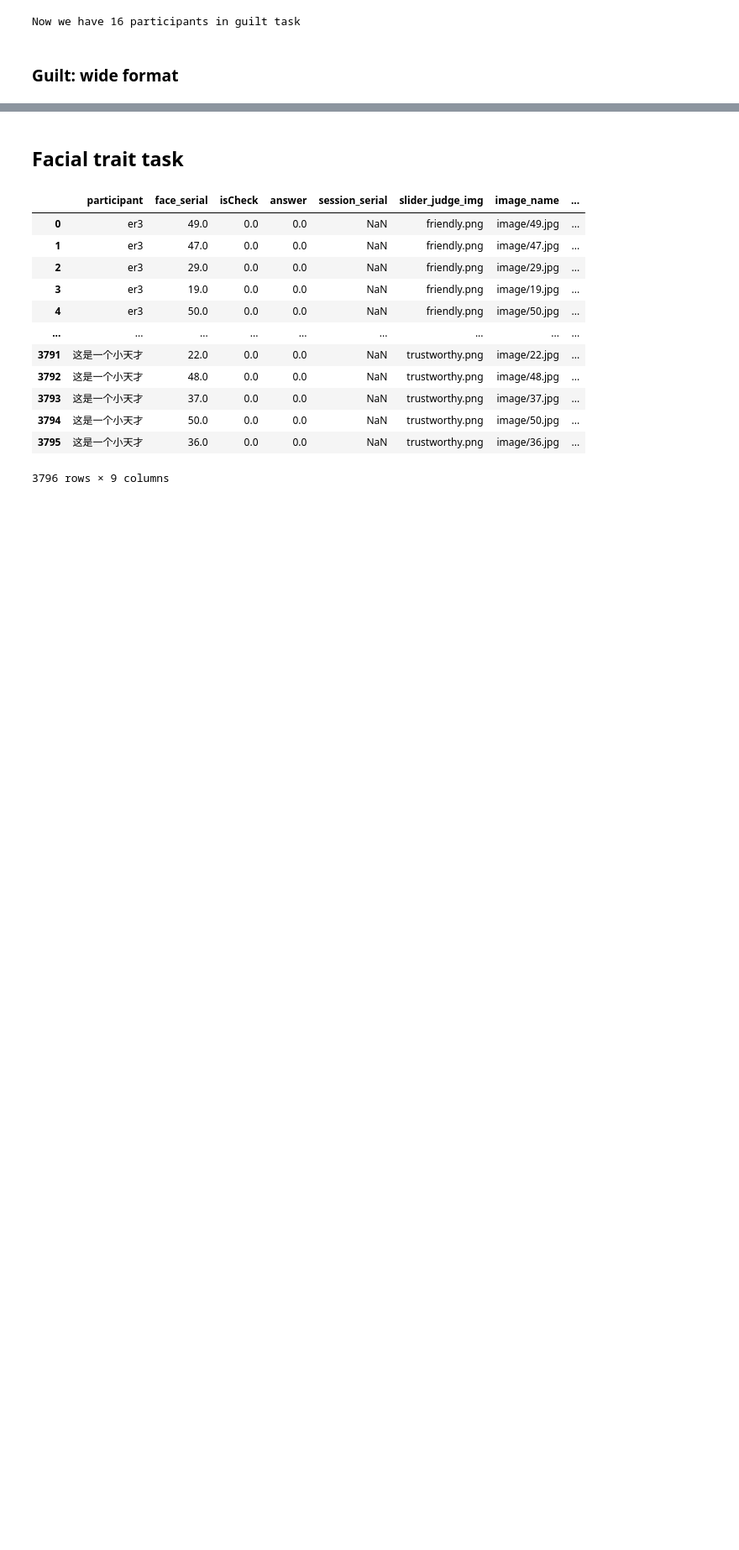
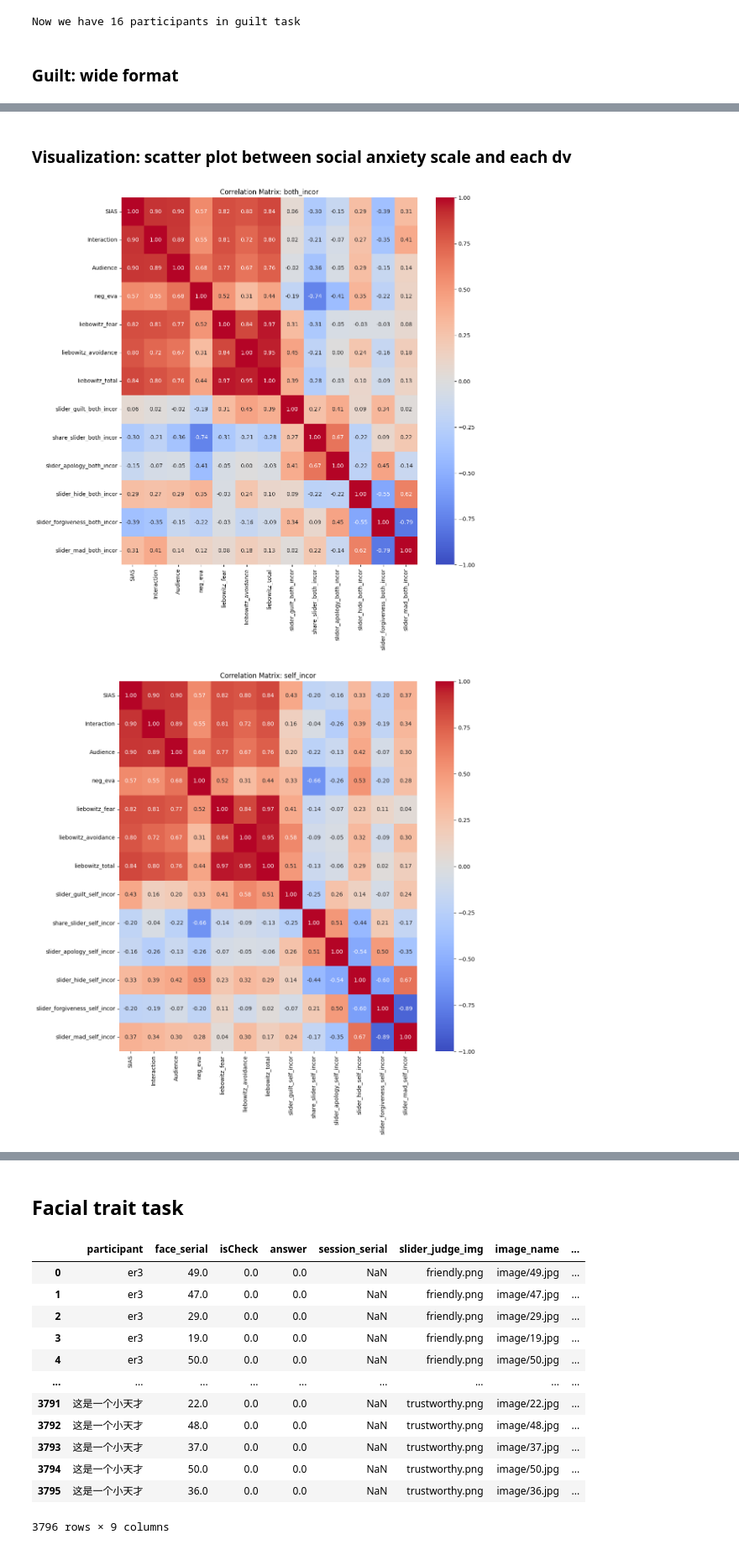
Before and after one commit to t-qin/YESLab-RA-training, a Jupyter notebook: Naodao/naodao_data_cleaning.ipynb, the cells around one changed output, grey strips where cells are left out. Shown at 84% size. Saved outputs shown, nothing was run; the diff lists cells and outputs as text; code cells hidden in the pictures; blank space fills up the shorter version.

```diff
--- a/Naodao/naodao_data_cleaning.ipynb
+++ b/Naodao/naodao_data_cleaning.ipynb
@@ -120,6 +127,6 @@ post_survey = pd.read_csv(glob.glob(os.path.join(rootpath, 'data', 'SAD_Post_Que
 # %%
 post_survey_clean = extract_col(post_survey,
-                                ['naodao_ID',
+                                ['participantIDque','naodao_ID',
                                  'SIAS', 'Interaction', 'Audience', 'neg_eva', 'liebowitz'])
 
 # remove the first and second rows
@@ -185,7 +179,7 @@ df_qscores = pd.DataFrame()
 for prefix in scaleprefix:
     df_qscores[prefix] = Que_scores(post_survey_clean, prefix, reverse_coding[prefix], rating_scale[prefix])
 df_qscores['liebowitz_total'] = (df_qscores['liebowitz_fear'] + df_qscores['liebowitz_avoidance'])/2
-df_qscores['participantID'] = post_survey_clean['participantID']
+df_qscores['participantIDque'] = post_survey_clean['participantIDque']
 
 # for each participant, if there are more than one scores missing, remove this participant
 df_qscores = df_qscores.dropna()
@@ -481,0 +400,25 @@ df_wide.to_csv(savepath+'/naodao_guilt_task_wide_'+date+'.csv', index=False, enc
+# %%
+from scipy.stats import pearsonr
+
+dv_diff = ['slider_guilt_diff', 'share_slider_diff', 'slider_apology_diff', 'slider_hide_diff', 'slider_forgiveness_diff', 'slider_mad_diff']
+scaleprefix2 = scaleprefix + ['liebowitz_total']
+
+# only include participants who is in df_wide['participant']
+df_qscores_excluded = df_qscores[df_qscores['participantIDque'].isin(df_wide['participant'])]
+df_wide = df_wide[df_wide['participant'].isin(df_qscores_excluded['participantIDque'])]
+print(f"Number of participants in df_wide: {df_wide['participant'].unique().__len__()}, in df_qscores_excluded: {df_qscores_excluded['participantIDque'].unique().__len__()}")
+
+# sort df_wide and df_qscores_excluded to make sure the participantID is in the same order
+df_wide = df_wide.sort_values(by='participant')
+df_qscores_excluded = df_qscores_excluded.sort_values(by='participantIDque')
+
+for scale in scaleprefix2:
+    print(f"Scale: {scale}")
+    # calculate correlation between df_wide['slider_guilt_diff'] and df_qscores_excluded['SIAS']
+    for dv in dv_diff:
+        [r, p] = pearsonr(df_wide[dv], df_qscores_excluded[scale])
+        marker = '*' if p < 0.05 else ''
+        print(f"    {dv} and {scale}: {r:.3}, p-value: {p:.3}{marker}")
+
+# concatenate the two DataFrames
+df_wide_q = pd.concat([df_wide.reset_index(drop=True), df_qscores_excluded.reset_index(drop=True)], axis=1)
@@ -481,0 +443,2 @@ df_wide.to_csv(savepath+'/naodao_guilt_task_wide_'+date+'.csv', index=False, enc
+# %% [markdown]
+### Visualization: scatter plot between social anxiety scale and each dv
@@ -481,0 +448,16 @@ df_wide.to_csv(savepath+'/naodao_guilt_task_wide_'+date+'.csv', index=False, enc
+# %%
+condtype = ['_both_incor', '_self_incor', '_diff']
+for cond in condtype:
+    # calculate scaleprefix2 and DVname correlation
+    select_col = scaleprefix2 + [dv+cond for dv in DVname]
+    # calculate the correlation matrix
+    corrmax = df_wide_q[select_col].corr()
+    plt.figure(figsize=(12, 12))
+    # draw the heatmap, set color when r=0 to white
+    sns.heatmap(corrmax, annot=True, fmt=".2f", cmap='coolwarm', center=0, vmin=-1, vmax=1)
+    # add a title
+    plt.title('Correlation Matrix: ' + cond[1:])
+    plt.show()
+# %% [output]
+[figure, added]
+[figure, added]
```
Also changed, not shown: parts of 33 cells of this notebook, 1 other file.
